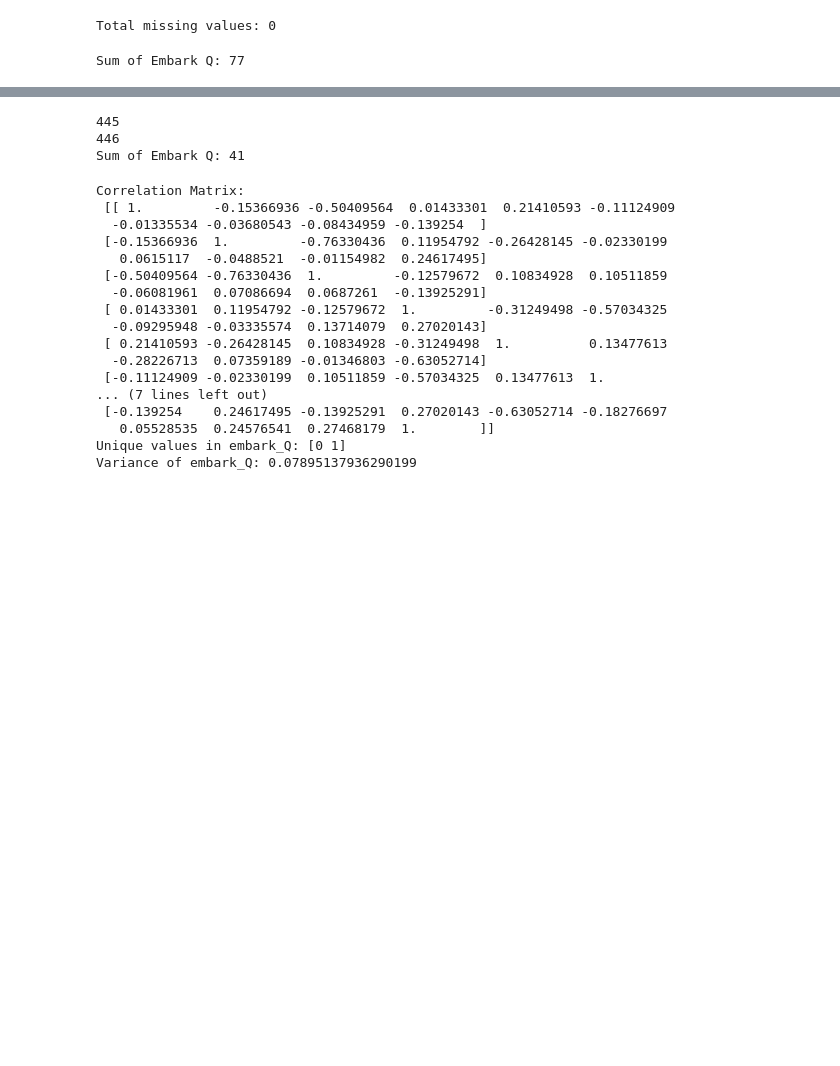
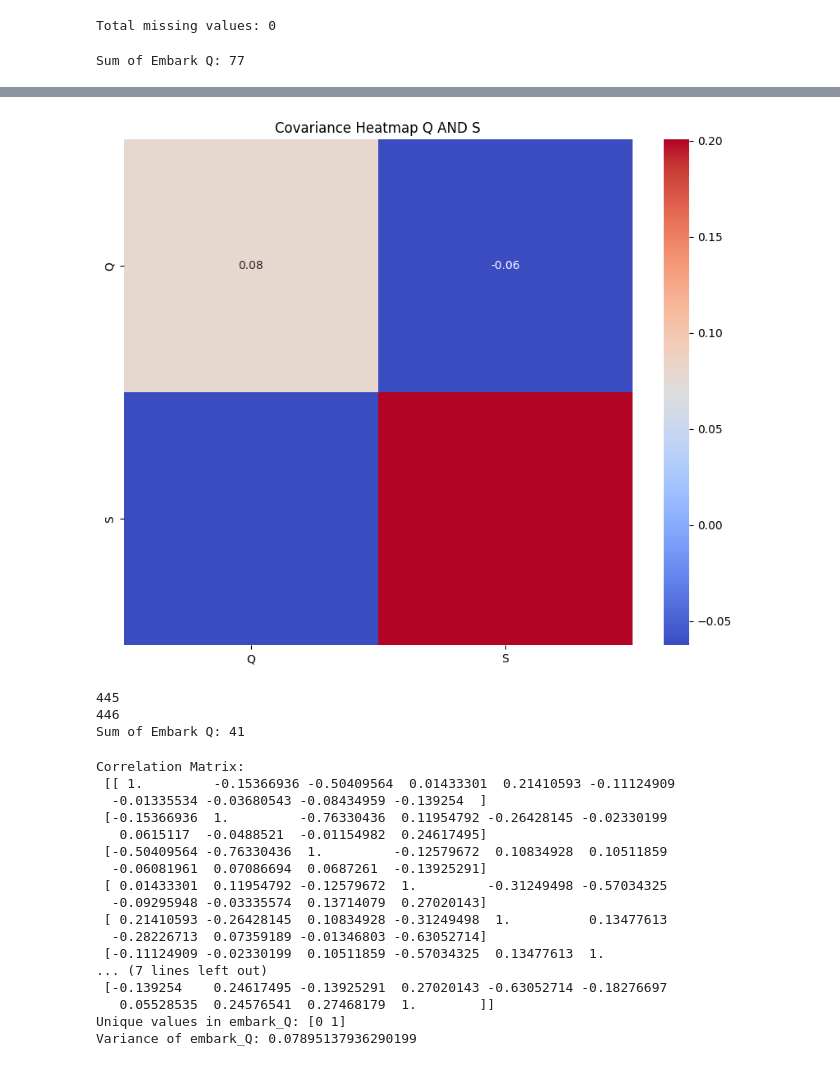
Before and after one commit to ulrichsene/titanicClassification, a Jupyter notebook: titanic.ipynb, the cells around one changed output, grey strips where cells are left out. Drawn from its saved outputs; the diff is of its cells as text; code cells hidden in the pictures; blank space fills up the shorter version.

```diff
--- a/titanic.ipynb
+++ b/titanic.ipynb
@@ -235,3 +270,14 @@ y = [row[:3] for row in covariance_table]
+# %%
+# COV Q S
+Q_S_names = ["Q", "S"]
+plt.figure(figsize=(10, 8))
+sns.heatmap(cov_Q_S, annot=True, fmt=".2f", cmap="coolwarm", xticklabels=Q_S_names, yticklabels=Q_S_names)
+
+# Title and labels
+plt.title("Covariance Heatmap Q AND S")
+plt.show()
+# %% [output]
+[figure, added]
 # %%
 # Split into train and test sets
 X_train_1, X_test_1, y_train_1, y_test_1 = utils.train_test_split(X_all, y, 0.5, 10)
```
Also changed, not shown: parts of 9 cells of this notebook, 3 other files.
